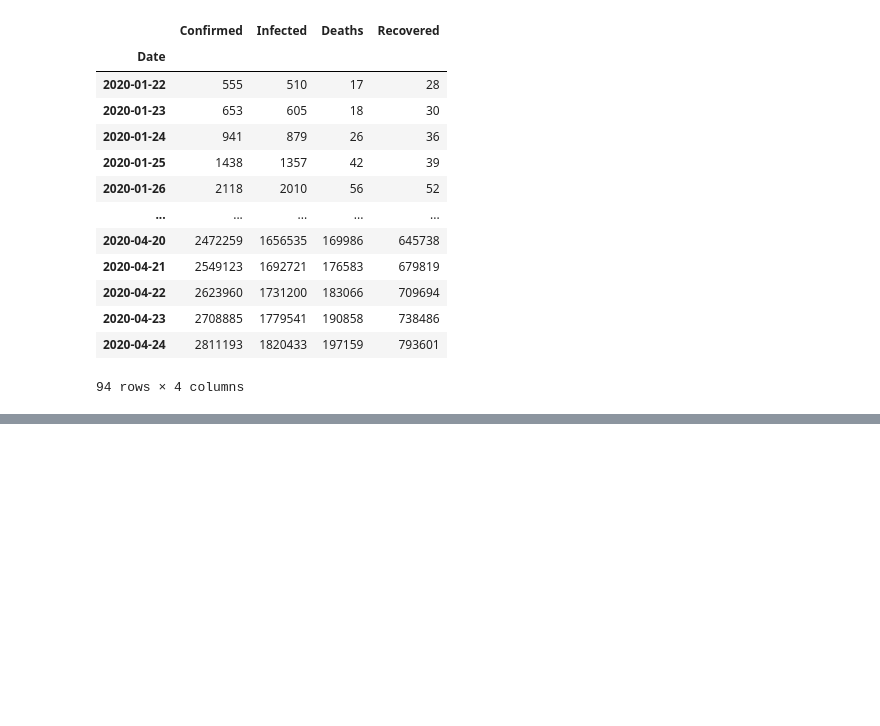
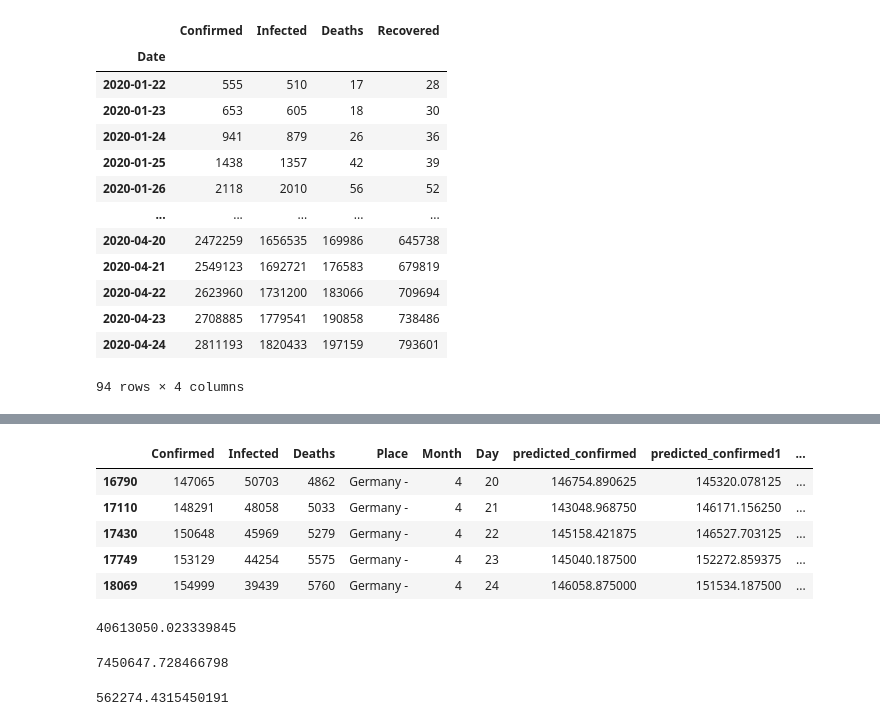
Before and after one commit to JakubSroka/COVID-19-prediction, a Jupyter notebook: Prediction.ipynb, the cells around one changed output, grey strips where cells are left out. Cells and saved outputs as stored; diff of their text form; code cells hidden in the pictures; blank space fills up the shorter version.

```diff
--- a/Prediction1.ipynb
+++ b/Prediction.ipynb
@@ -308,0 +526,23 @@ function usage in fitting:
+# %%
+germany = XGBtestWithAnswers[XGBtestWithAnswers['Place'] == 'Germany -']
+N = len(germany.predicted_confirmed)
+germany
+# %% [output]
+|  | Confirmed | Infected | Deaths | Place | Month | Day | predicted_confirmed | predicted_confirmed1 | ... |
+| 16790 | 147065 | 50703 | 4862 | Germany - | 4 | 20 | 146754.890625 | 145320.078125 | ... |
+| 17110 | 148291 | 48058 | 5033 | Germany - | 4 | 21 | 143048.968750 | 146171.156250 | ... |
+| 17430 | 150648 | 45969 | 5279 | Germany - | 4 | 22 | 145158.421875 | 146527.703125 | ... |
+| 17749 | 153129 | 44254 | 5575 | Germany - | 4 | 23 | 145040.187500 | 152272.859375 | ... |
+| 18069 | 154999 | 39439 | 5760 | Germany - | 4 | 24 | 146058.875000 | 151534.187500 | ... |
+# %%
+1/N * (np.square(germany.predicted_confirmed - germany.Confirmed)).sum()
+# %% [output]
+40613050.023339845
+# %%
+1/N * (np.square(germany.predicted_confirmed1 - germany.Confirmed)).sum()
+# %% [output]
+7450647.728466798
+# %%
+1/N * (np.square(germany.predicted_deaths - germany.Deaths)).sum()
+# %% [output]
+562274.4315450191
```
Also changed, not shown: parts of 32 cells of this notebook, 2 other files.
